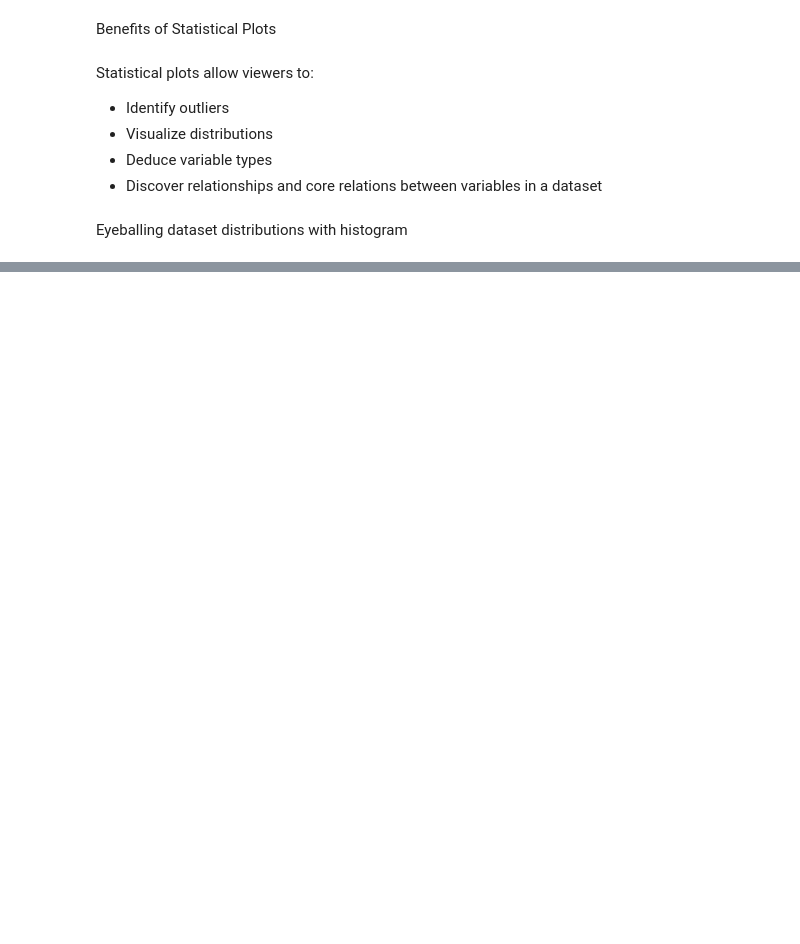
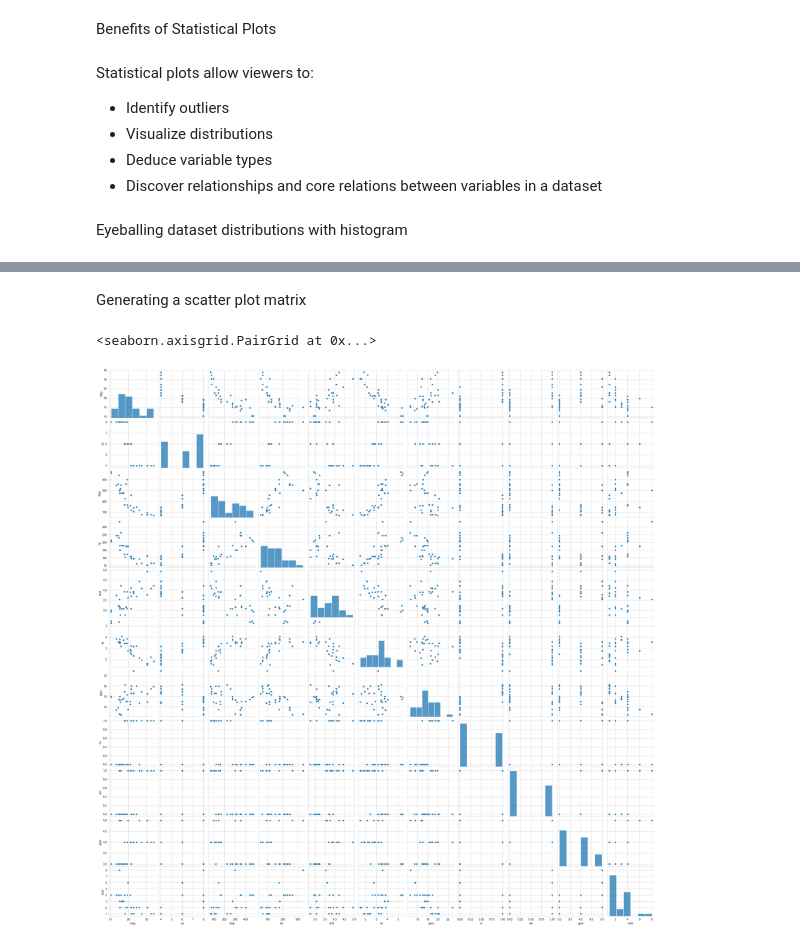
Before and after one commit to DavidicGeneration01/Data-Service, a Jupyter notebook: notebooks/lesson12.ipynb, the cells around one changed output, grey strips where cells are left out. Saved outputs shown, nothing was run; the diff lists cells and outputs as text; code cells hidden in the pictures; blank space fills up the shorter version.

```diff
--- a/notebooks/lesson12.ipynb
+++ b/notebooks/lesson12.ipynb
@@ -46,0 +63,7 @@ sns.displot(mpg)
+# %% [markdown]
+Generating a scatter plot matrix
+# %%
+sns.pairplot(cars)
+# %% [output]
+<seaborn.axisgrid.PairGrid at 0x...>
+[figure, added]
```
Also changed, not shown: parts of 11 cells of this notebook, 2 other files.
